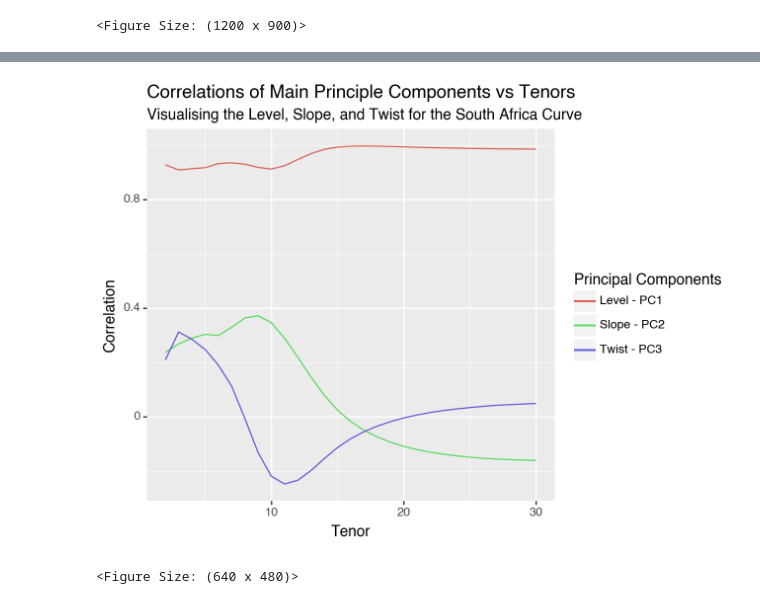
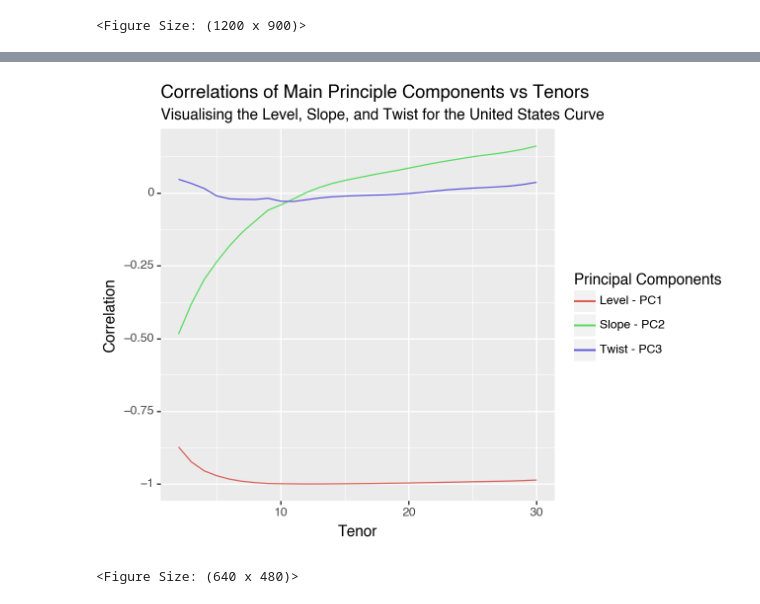
Before and after one commit to tomiadewusi/Case-Study, a Jupyter notebook: caseStudy1.ipynb, the cells around one changed output, grey strips where cells are left out. Drawn from its saved outputs; the diff is of its cells as text; code cells hidden in the pictures.

```diff
--- a/caseStudy1.ipynb
+++ b/caseStudy1.ipynb
@@ -165,11 +165,15 @@ def performPCA(dataFrame):
     # Note the dates have to be the rows
     # and the columns must be the tenors
     diffDataFrame = dataFrame.diff().dropna()
-    X = diffDataFrame.values # Dataset in the matrix form
-    X = X - np.mean(X,axis = 0) # Normalise the data set to make it with zero mean across the tenors
-    Cov_X = np.cov(X.astype(float), rowvar = False) #Calculate the covariance matrix
+    X = diffDataFrame.values
+    X = X - np.mean(X,axis = 0)
+    Cov_X = np.cov(X.astype(float), rowvar = False)
     eigen = np.linalg.eig(Cov_X)
-    eigenVectors = eigen[1]
+
+    # Eigen Value Calculation in Python is a numerical calc that is prone to numerical over and under flow
+    # Therefore there is a chance that the eigen vectors may be complex numbers. However, these values
+    # are small and can be safely igored.
+    eigenVectors = np.real(eigen[1])
     principalComponents = X @ eigenVectors
 
     return principalComponents, diffDataFrame
@@ -227,9 +235,9 @@ plotCurvesOverTime(countriesDict,"China", "Greens")
 # %%
 # Compute Slope
 startTenor = 2
 endTenor   = 30
-country = "South Africa"
+country = "United States"
 plotPcaTenorCorrelation(startTenor,endTenor,country,countriesDict)
 # %% [output]
-[figure, old version]
+[figure, new version]
 <Figure Size: (640 x 480)>
```
Also changed, not shown: parts of 3 cells of this notebook.
